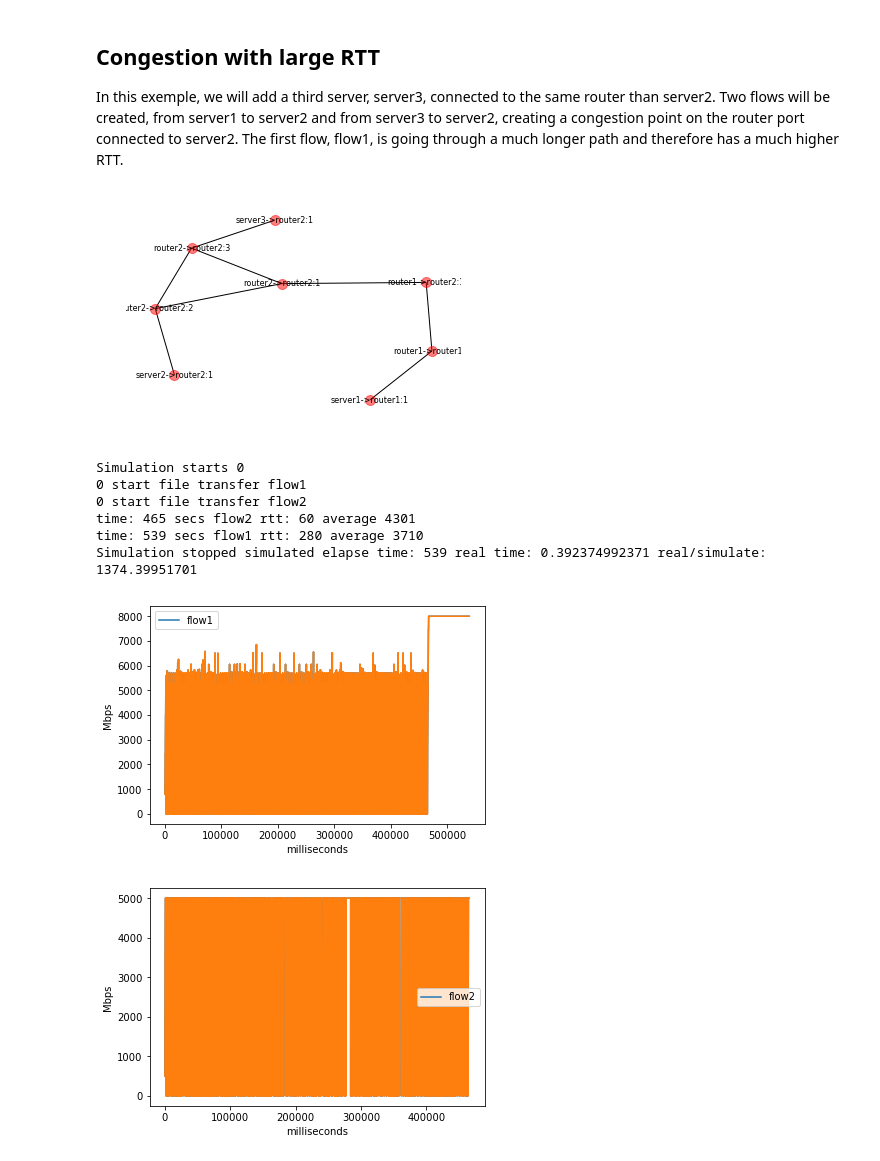
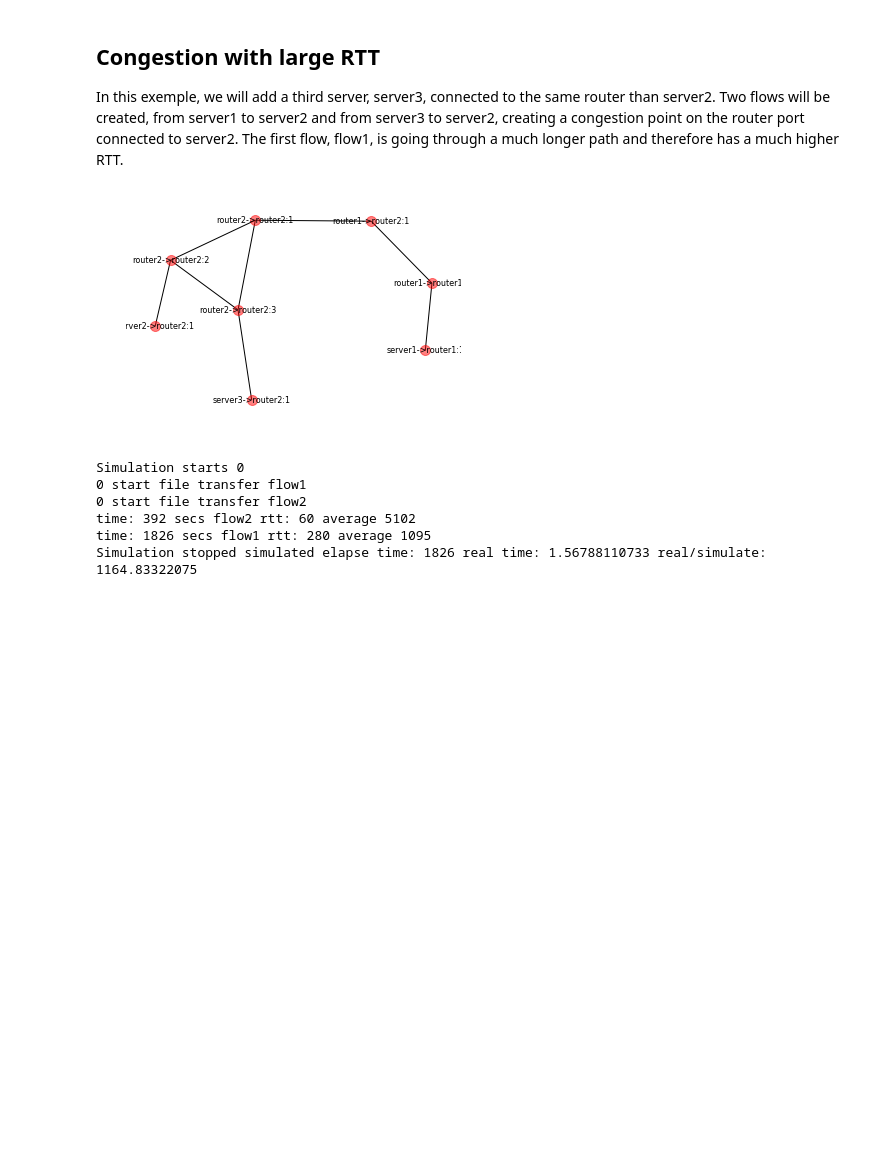
Before and after one commit to esnet/calibers, a Jupyter notebook: simulator/TutorialRate.ipynb, the cells around one changed output. Saved outputs shown, nothing was run; the diff lists cells and outputs as text; code cells hidden in the pictures; blank space fills up the shorter version.

```diff
--- a/simulator/TutorialRate.ipynb
+++ b/simulator/TutorialRate.ipynb
@@ -175,46 +174,39 @@ from simrate import DataTransfer
 flow1 = DataTransfer(name="flow1",
                      src=server1,
                      dst=server2,
                      data_size=2000000,
-                     max_rate=8000,
+                     max_rate=10000,
                      topology=topo)
 
 flow1.info = True
 flow1.debug = False
 flow1.record_receive = True
 flow1.record_drop = True
 
 topo.schedule_workflow(workflow=flow1)
 
 flow2 = DataTransfer(name="flow2",
                      src=server3,
                      dst=server2,
                      data_size=2000000,
-                     max_rate=5000,
+                     max_rate=10000,
                      topology=topo)
 
 flow2.info = True
 flow2.debug = False
 flow2.record_receive = True
 flow2.record_drop = True
 
 topo.schedule_workflow(workflow=flow2)
 
 topo.draw()
 
 topo.start_simulation()
-
-flow1.plot_receive()
-topo.show_plots()
-flow2.plot_receive()
-topo.show_plots()
 # %% [output]
-[figure, old version]
+[figure, new version]
 Simulation starts 0
 0 start file transfer flow1
 0 start file transfer flow2
-time: 465 secs flow2 rtt: 60 average 4301
-time: 539 secs flow1 rtt: 280 average 3710
-Simulation stopped simulated elapse time: 539 real time: 0.392374992371 real/simulate: 1374.39951701
+time: 392 secs flow2 rtt: 60 average 5102
+time: 1826 secs flow1 rtt: 280 average 1095
+Simulation stopped simulated elapse time: 1826 real time: 1.56788110733 real/simulate: 1164.83322075
-[figure, removed]
-[figure, removed]
```
Also changed, not shown: parts of 10 cells of this notebook, 2 other files.
